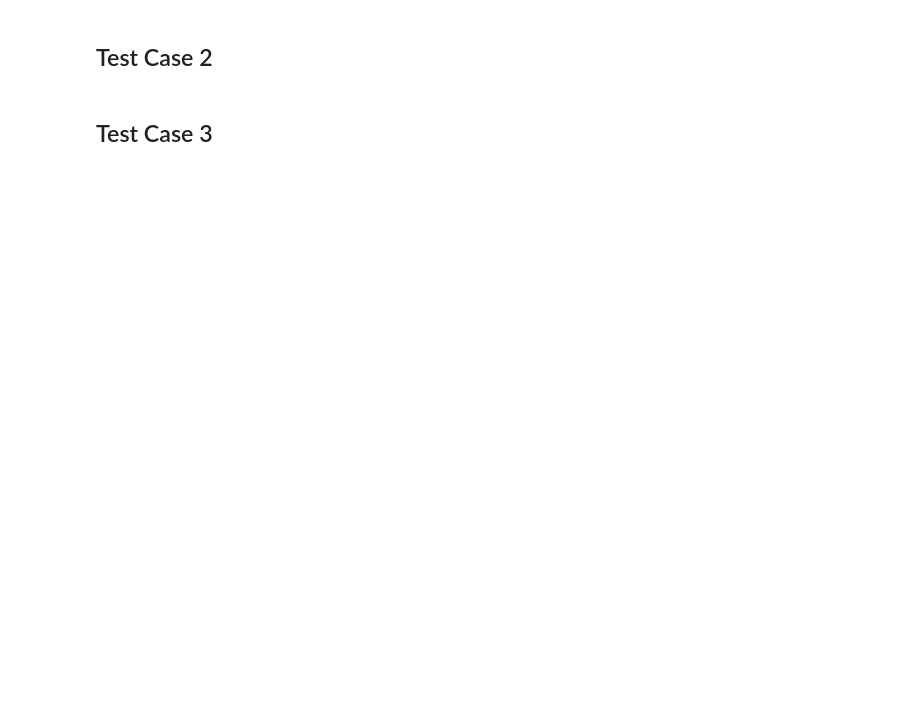
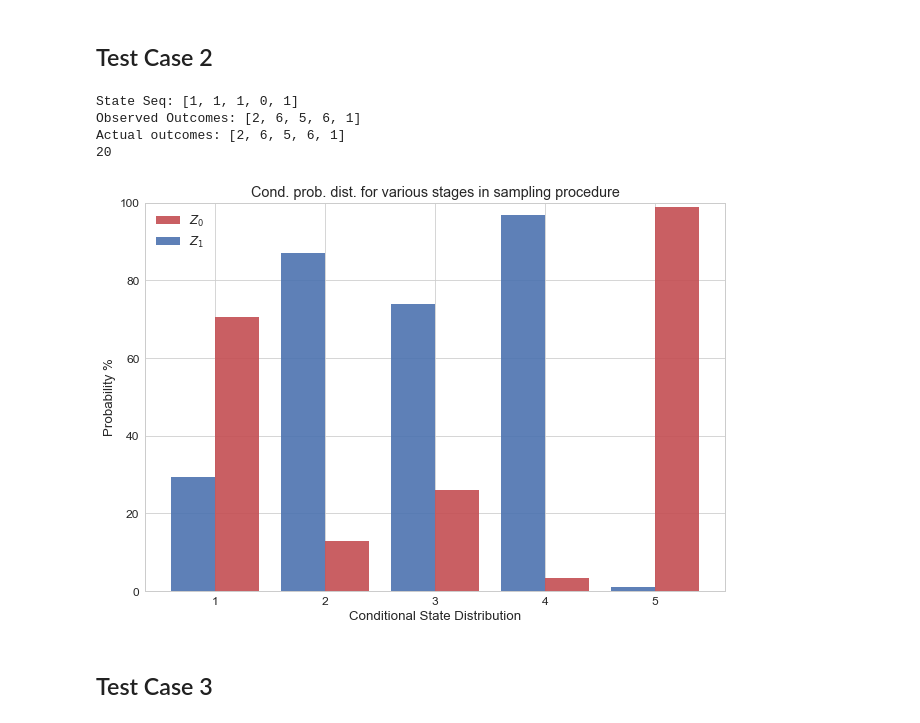
Before and after one commit to ced92/hmm, a Jupyter notebook: Assignment 2 - HMM.ipynb, the cells around one changed output. Saved outputs shown, nothing was run; the diff lists cells and outputs as text; code cells hidden in the pictures; blank space fills up the shorter version.

```diff
--- a/Assignment 2 - HMM.ipynb
+++ b/Assignment 2 - HMM.ipynb
@@ -54,30 +81,22 @@ print("Sampled: {}".format(states_list))
 # %%
 # Define parameters
 starting_prior = [1/2, 1/2]
 dice_dist1 = [90/100] + [2/100]*5
 dice_dist2 = [2.5/100]*4 + [45/100]*2
 transition_matrix = [[1/4, 3/4],[3/4, 1/4]]
 prob_observe = 1
-
-# Sample some values from HMM
-hmm = HMM(starting_prior, dice_dist1, dice_dist2, transition_matrix, prob_observe)
-state_sequence = []
-for _ in range(10):
-    state_sequence.append(hmm.state)
-    hmm.run()
-
-actual_outcomes = hmm.actual_outcomes
-observed_outcomes = hmm.observed_outcomes
-state_seq = state_sequence
-observed_sum = np.sum(actual_outcomes)
-print("State Seq: {}".format(state_seq))
-print("Observed Outcomes: {}".format(observed_outcomes))
-print("Actual outcomes: {}".format(actual_outcomes))
-print(observed_sum)
+num_samples = 5
 
 
-# Run Inference to find most likely set of states
-states_list = hmm.sample_states(observed_outcomes, observed_sum)
-print("Sampled: {}".format(states_list))
+# Sample and run inference and re-sample
+observed_outcomes, observed_sum = draw_samples_hmm(num_samples,starting_prior,dice_dist1,dice_dist2,transition_matrix,prob_observe)
+states_list, prob_list = hmm.sample_states(observed_outcomes, observed_sum)
+plot_sampling_distributions(num_samples, prob_list)
+# %% [output]
+State Seq: [1, 1, 1, 0, 1]
+Observed Outcomes: [2, 6, 5, 6, 1]
+Actual outcomes: [2, 6, 5, 6, 1]
+20
+[figure, added]
 # %% [markdown]
 ## Test Case 3
```
Also changed, not shown: parts of 40 cells of this notebook, 1 other file.
